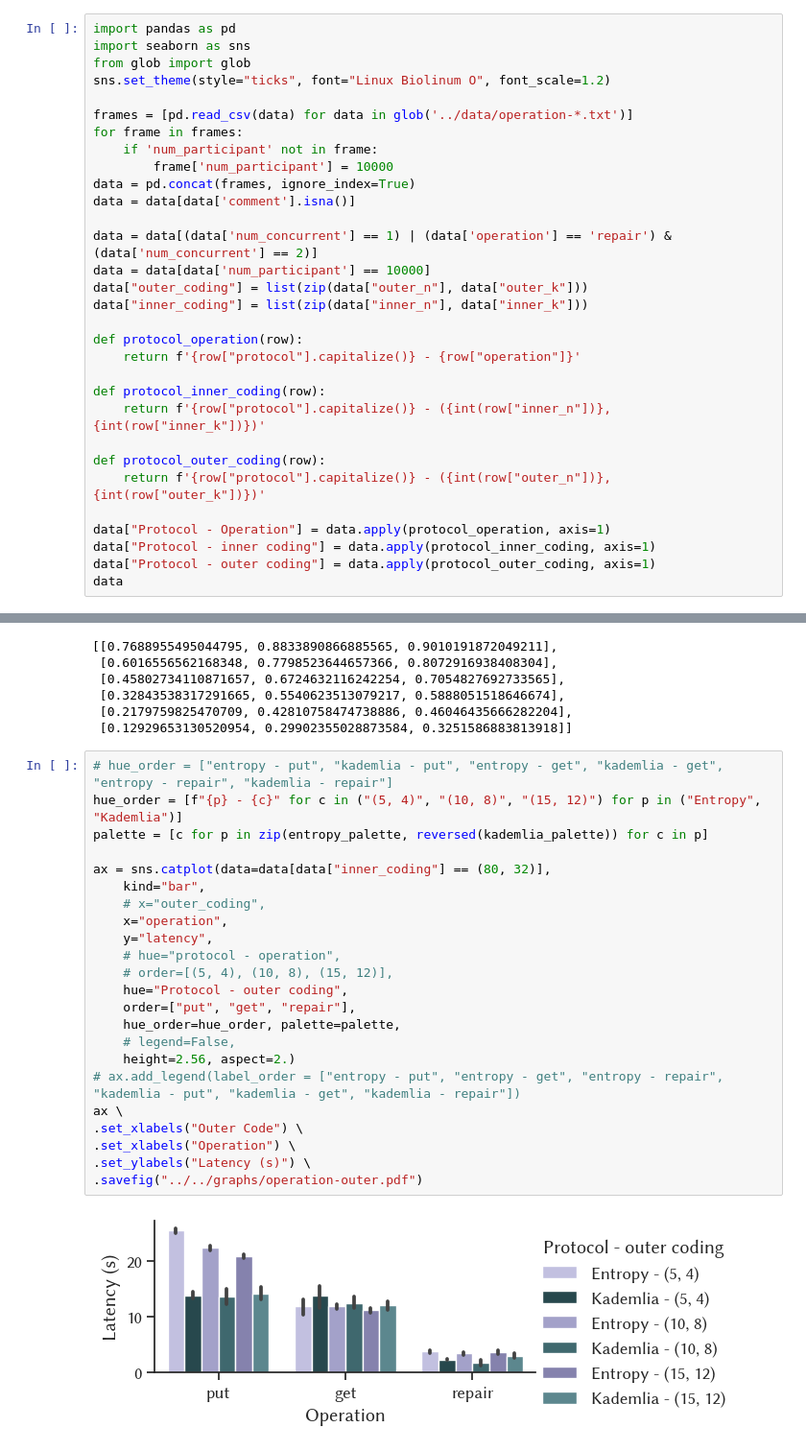
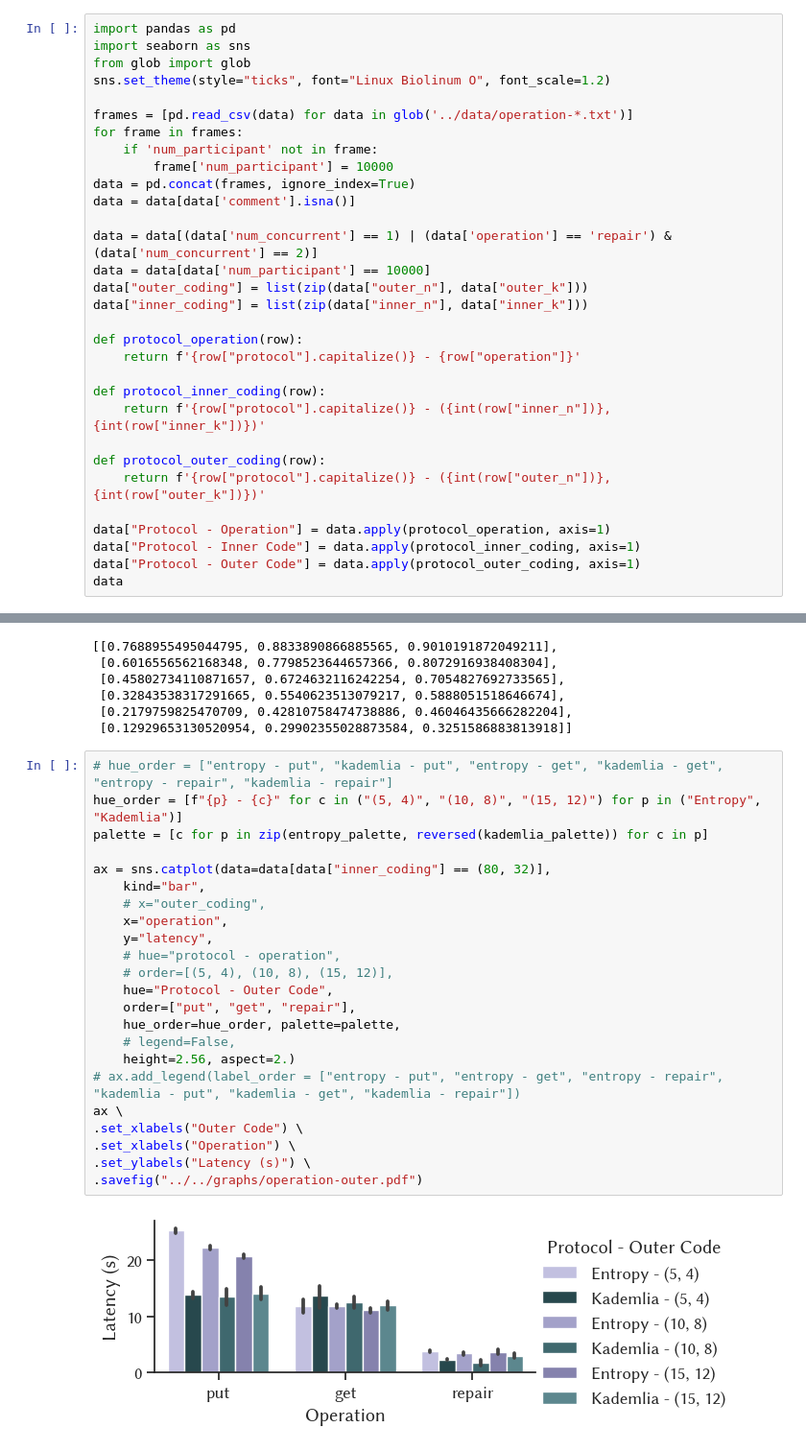
Before and after one commit to sgdxbc/dddht-paper, a Jupyter notebook: graph-scripts/notebooks/operation.ipynb, the cells around one changed output, grey strips where cells are left out. Shown at 96% size. Saved outputs shown, nothing was run; the diff lists cells and outputs as text.

```diff
--- a/graph-scripts/notebooks/operation.ipynb
+++ b/graph-scripts/notebooks/operation.ipynb
@@ -26,8 +26,8 @@ def protocol_outer_coding(row):
     return f'{row["protocol"].capitalize()} - ({int(row["outer_n"])}, {int(row["outer_k"])})'
 
 data["Protocol - Operation"] = data.apply(protocol_operation, axis=1)
-data["Protocol - inner coding"] = data.apply(protocol_inner_coding, axis=1)
-data["Protocol - outer coding"] = data.apply(protocol_outer_coding, axis=1)
+data["Protocol - Inner Code"] = data.apply(protocol_inner_coding, axis=1)
+data["Protocol - Outer Code"] = data.apply(protocol_outer_coding, axis=1)
 data
 # %% [output]
 |  | comment | peer | operation | latency | protocol | inner_k | inner_n | outer_k | outer_n | num_concurrent | ... |
@@ -66,28 +66,28 @@ kademlia_palette
 # %%
 # hue_order = ["entropy - put", "kademlia - put", "entropy - get", "kademlia - get", "entropy - repair", "kademlia - repair"]
 hue_order = [f"{p} - {c}" for c in ("(5, 4)", "(10, 8)", "(15, 12)") for p in ("Entropy", "Kademlia")]
 palette = [c for p in zip(entropy_palette, reversed(kademlia_palette)) for c in p]
 
 ax = sns.catplot(data=data[data["inner_coding"] == (80, 32)],
     kind="bar",
     # x="outer_coding",
     x="operation",
     y="latency",
     # hue="protocol - operation",
     # order=[(5, 4), (10, 8), (15, 12)],
-    hue="Protocol - outer coding",
+    hue="Protocol - Outer Code",
     order=["put", "get", "repair"],
     hue_order=hue_order, palette=palette,
     # legend=False,
     height=2.56, aspect=2.)
 # ax.add_legend(label_order = ["entropy - put", "entropy - get", "entropy - repair", "kademlia - put", "kademlia - get", "kademlia - repair"])
 ax \
 .set_xlabels("Outer Code") \
 .set_xlabels("Operation") \
 .set_ylabels("Latency (s)") \
 .savefig("../../graphs/operation-outer.pdf")
 # %% [output]
-[figure, old version]
+[figure, new version]
 # %%
 hue_order = [f"{p} - {c}" for c in ("(40, 16)", "(80, 32)", "(120, 48)") for p in ("Entropy", "Kademlia")]
 
```
Also changed, not shown: parts of 1 cell of this notebook, 4 other files.
